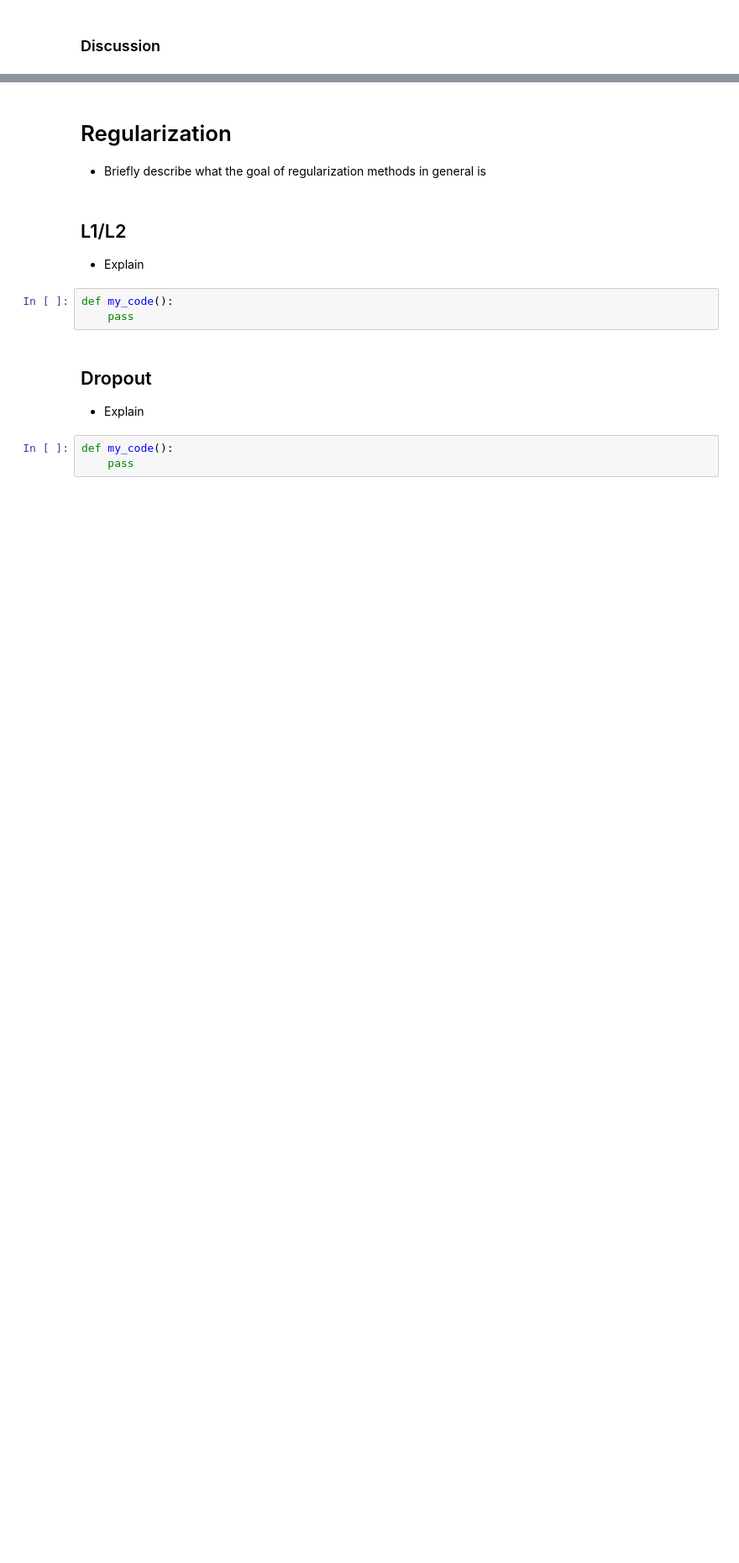
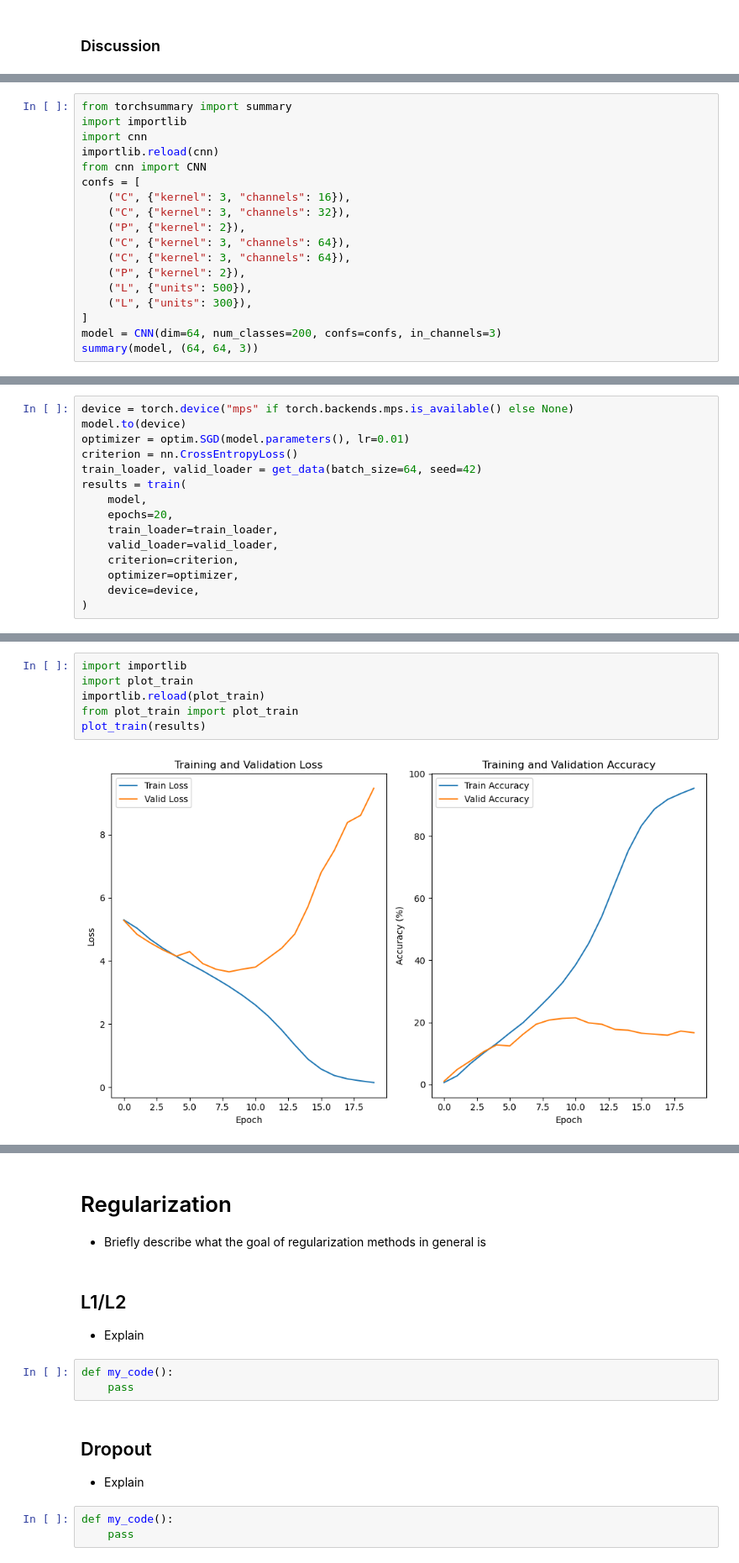
Before and after one commit to hariveliki/deep-learning, a Jupyter notebook: mc1new.ipynb, the cells around one changed output, grey strips where cells are left out. Shown at 84% size. Cells and saved outputs as stored; diff of their text form; blank space fills up the shorter version.

```diff
--- a/mc1new.ipynb
+++ b/mc1new.ipynb
@@ -652,0 +733,18 @@ class CNN(nn.Module):
+# %%
+from torchsummary import summary
+import importlib
+import cnn
+importlib.reload(cnn)
+from cnn import CNN
+confs = [
+    ("C", {"kernel": 3, "channels": 16}),
+    ("C", {"kernel": 3, "channels": 32}),
+    ("P", {"kernel": 2}),
+    ("C", {"kernel": 3, "channels": 64}),
+    ("C", {"kernel": 3, "channels": 64}),
+    ("P", {"kernel": 2}),
+    ("L", {"units": 500}),
+    ("L", {"units": 300}),
+]
+model = CNN(dim=64, num_classes=200, confs=confs, in_channels=3)
+summary(model, (64, 64, 3))
@@ -652,0 +769,15 @@ class CNN(nn.Module):
+# %%
+device = torch.device("mps" if torch.backends.mps.is_available() else None)
+model.to(device)
+optimizer = optim.SGD(model.parameters(), lr=0.01)
+criterion = nn.CrossEntropyLoss()
+train_loader, valid_loader = get_data(batch_size=64, seed=42)
+results = train(
+    model,
+    epochs=20,
+    train_loader=train_loader,
+    valid_loader=valid_loader,
+    criterion=criterion,
+    optimizer=optimizer,
+    device=device,
+)
@@ -652,0 +802,8 @@ class CNN(nn.Module):
+# %%
+import importlib
+import plot_train
+importlib.reload(plot_train)
+from plot_train import plot_train
+plot_train(results)
+# %% [output]
+[figure, added]
```
Also changed, not shown: parts of 40 cells of this notebook, 9 other files.
